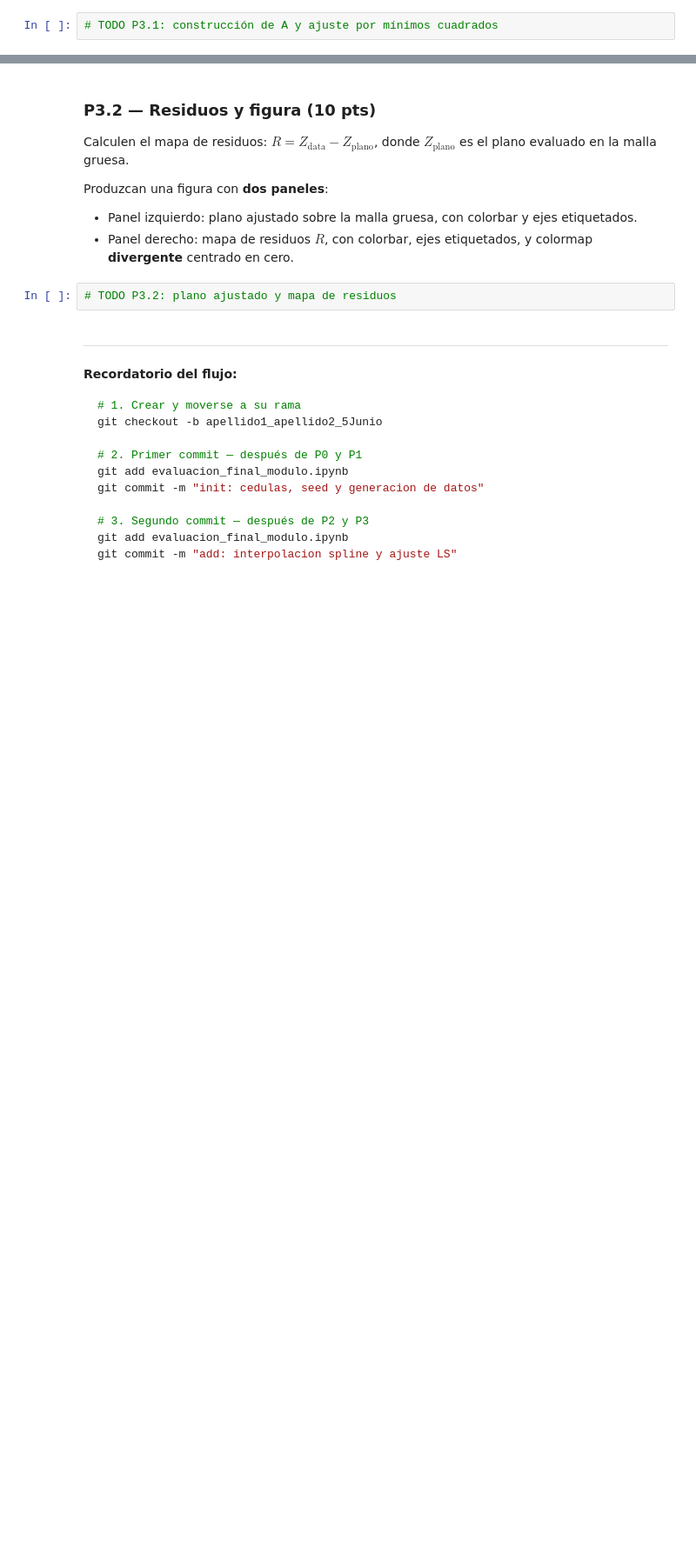
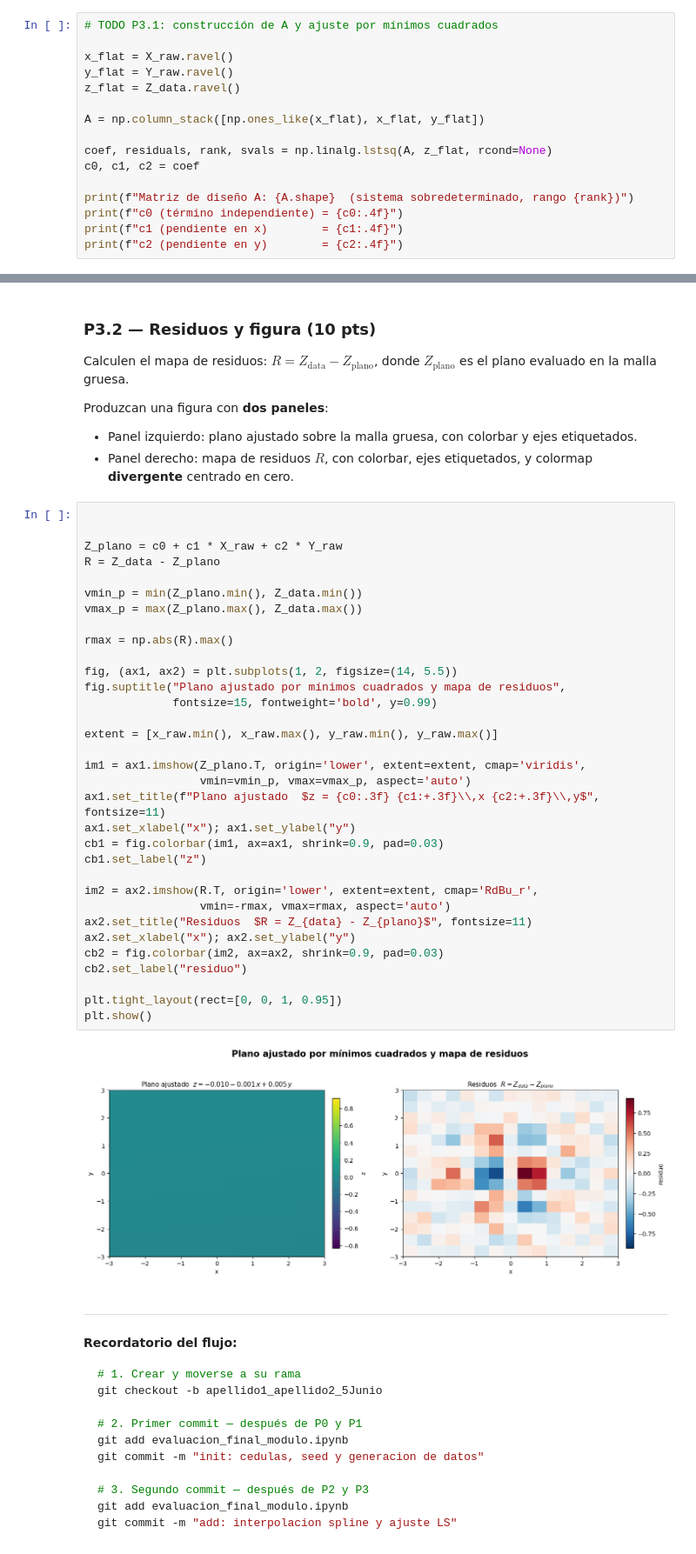
Before and after one commit to manubastidas/programacionCientifica, a Jupyter notebook: Evaluacion/castaño_salcedo_evaluacion1.ipynb, the cells around one changed output, grey strips where cells are left out. Shown at 87% size. Saved outputs shown, nothing was run; the diff lists cells and outputs as text; blank space fills up the shorter version.

```diff
--- a/Evaluacion/castaño_salcedo_evaluacion1.ipynb
+++ b/Evaluacion/castaño_salcedo_evaluacion1.ipynb
@@ -191,3 +245,17 @@ Ajusten un **plano** $z = c_0 + c_1 x + c_2 y$ a los 225 puntos de la malla usan
 Construyan la matriz $A$, resuelvan el sistema normal con `np.linalg.lstsq`, e impriman los coeficientes $c_0, c_1, c_2$ con 4 decimales.
 # %%
 # TODO P3.1: construcción de A y ajuste por mínimos cuadrados
+
+x_flat = X_raw.ravel()
+y_flat = Y_raw.ravel()
+z_flat = Z_data.ravel()
+
+A = np.column_stack([np.ones_like(x_flat), x_flat, y_flat])
+
+coef, residuals, rank, svals = np.linalg.lstsq(A, z_flat, rcond=None)
+c0, c1, c2 = coef
+
+print(f"Matriz de diseño A: {A.shape}  (sistema sobredeterminado, rango {rank})")
+print(f"c0 (término independiente) = {c0:.4f}")
+print(f"c1 (pendiente en x)        = {c1:.4f}")
+print(f"c2 (pendiente en y)        = {c2:.4f}")
@@ -200,7 +273,40 @@ Produzcan una figura con **dos paneles**:
 - Panel izquierdo: plano ajustado sobre la malla gruesa, con colorbar y ejes etiquetados.
 - Panel derecho: mapa de residuos $R$, con colorbar, ejes etiquetados, y colormap **divergente** centrado en cero.
 # %%
-# TODO P3.2: plano ajustado y mapa de residuos
+
+
+Z_plano = c0 + c1 * X_raw + c2 * Y_raw
+R = Z_data - Z_plano
+
+vmin_p = min(Z_plano.min(), Z_data.min())
+vmax_p = max(Z_plano.max(), Z_data.max())
+
+rmax = np.abs(R).max()
+
+fig, (ax1, ax2) = plt.subplots(1, 2, figsize=(14, 5.5))
+fig.suptitle("Plano ajustado por mínimos cuadrados y mapa de residuos",
+             fontsize=15, fontweight='bold', y=0.99)
+
+extent = [x_raw.min(), x_raw.max(), y_raw.min(), y_raw.max()]
+
+im1 = ax1.imshow(Z_plano.T, origin='lower', extent=extent, cmap='viridis',
+                 vmin=vmin_p, vmax=vmax_p, aspect='auto')
+ax1.set_title(f"Plano ajustado  $z = {c0:.3f} {c1:+.3f}\\,x {c2:+.3f}\\,y$", fontsize=11)
+ax1.set_xlabel("x"); ax1.set_ylabel("y")
+cb1 = fig.colorbar(im1, ax=ax1, shrink=0.9, pad=0.03)
+cb1.set_label("z")
+
+im2 = ax2.imshow(R.T, origin='lower', extent=extent, cmap='RdBu_r',
+                 vmin=-rmax, vmax=rmax, aspect='auto')
+ax2.set_title("Residuos  $R = Z_{data} - Z_{plano}$", fontsize=11)
+ax2.set_xlabel("x"); ax2.set_ylabel("y")
+cb2 = fig.colorbar(im2, ax=ax2, shrink=0.9, pad=0.03)
+cb2.set_label("residuo")
+
+plt.tight_layout(rect=[0, 0, 1, 0.95])
+plt.show()
+# %% [output]
+[figure, added]
 # %% [markdown]
 ---
 **Recordatorio del flujo:**
```
Also changed, not shown: parts of 4 cells of this notebook.
